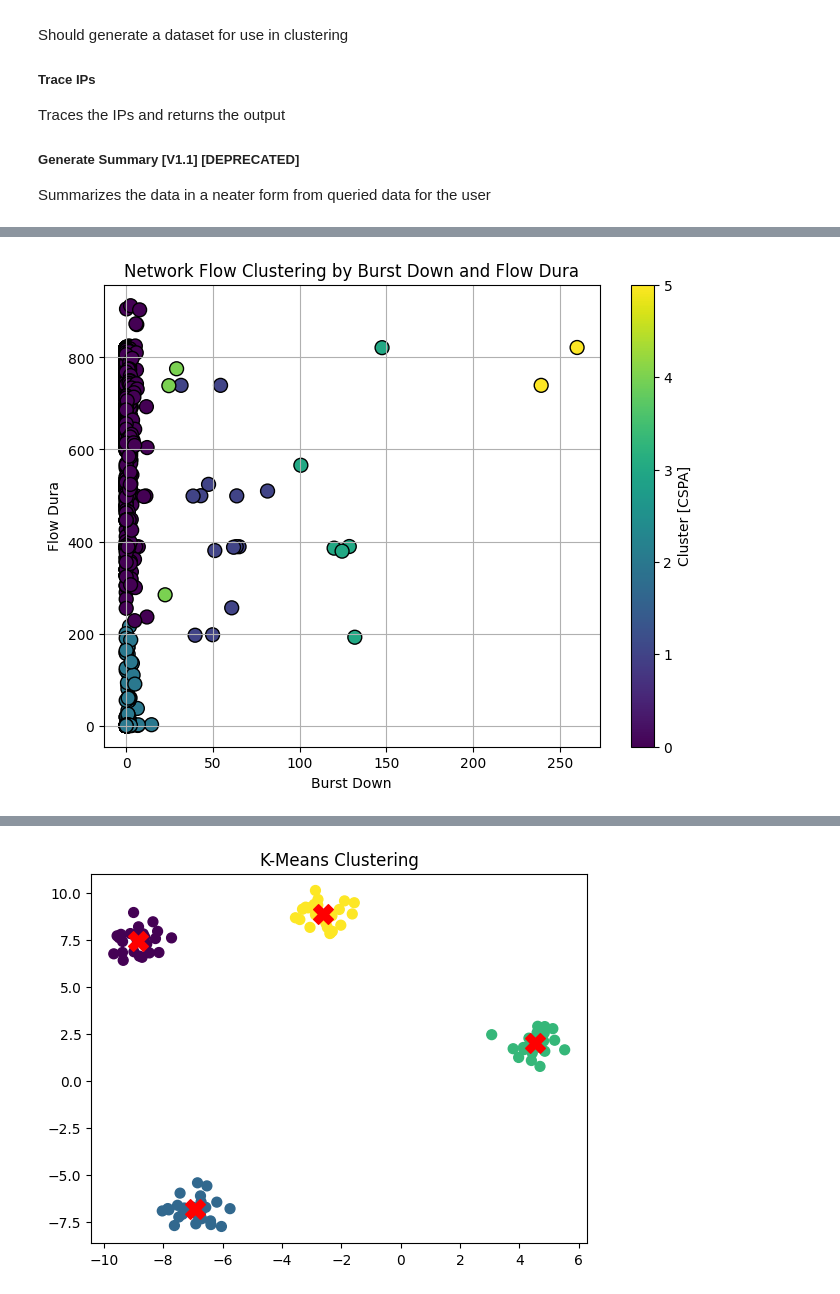
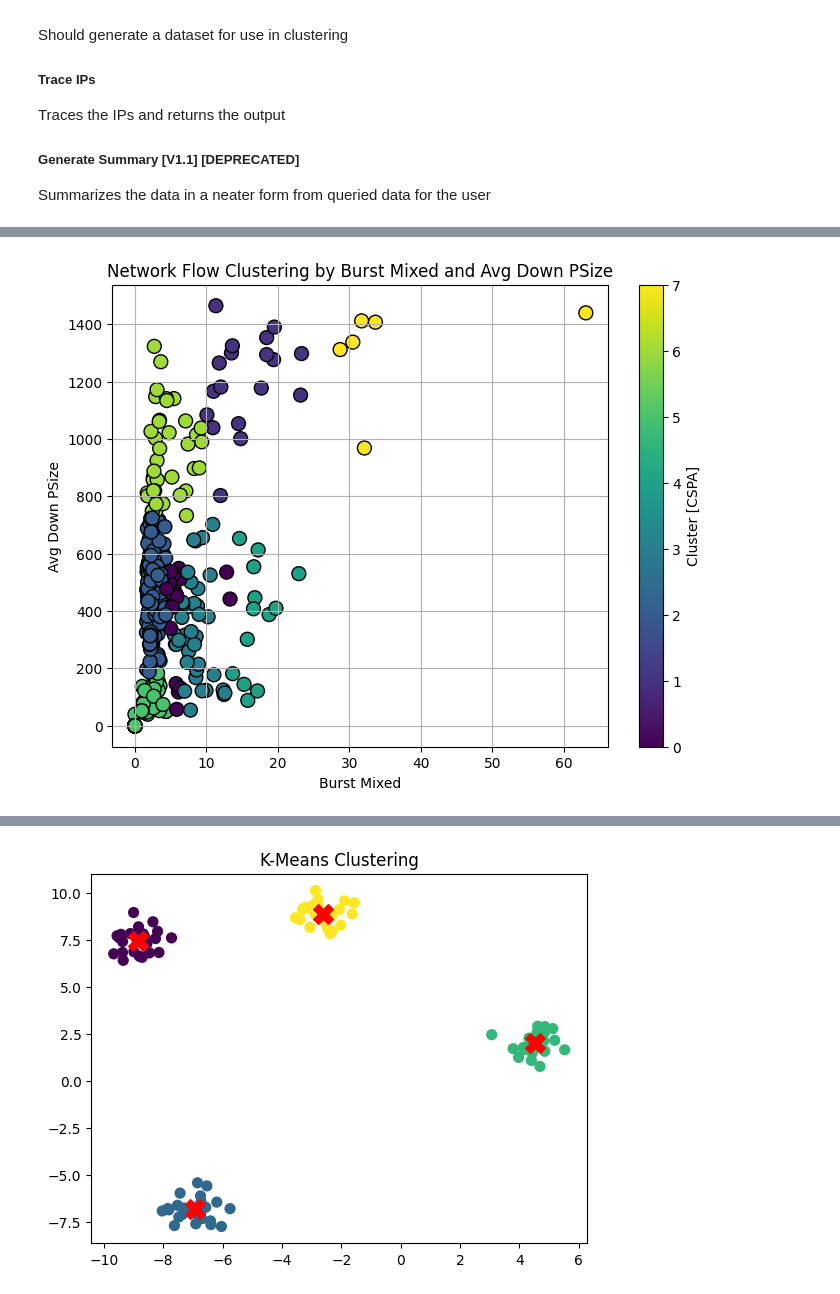
Before and after one commit to MobiusYeeitus/TrafficAnalysis, a Jupyter notebook: AnalysisCore.ipynb, the cells around one changed output, grey strips where cells are left out. Cells and saved outputs as stored; diff of their text form; code cells hidden in the pictures.

```diff
--- a/AnalysisCore.ipynb
+++ b/AnalysisCore.ipynb
@@ -927,7 +928,11 @@ class Analyzer:
+# %%
+temp_features=['Burst Mixed', 'Avg Down PSize']
+algos=['kmeans','agglomerative']
+clusters=8
 # %%
-A=Analyzer('PCAP Data/900S-Torrent.pcapng',
-           input=False,features=['Burst Down','Flow Dura'],
-           query=False,forced_query=False,infinite_query=True,
-           ping=False,cluster=False,clustering_algorithm='birch',clusters=6,samples=4,
+A=Analyzer('PCAP Data/6400S-Dailies-Discord.pcapng',
+           input=False,features=temp_features,
+           query=True,forced_query=False,infinite_query=True,
+           ping=False,cluster=False,clustering_algorithm='birch',clusters=clusters,samples=4,
            forced=False,verbose=True)
 # %% [output]
@@ -951,4 +957,4 @@ A.Generate_Cluster(features=['Burst Down','Flow Dura'],clustering_algorithm='kme
 # %%
-A.Generate_Ensembling(features=['Burst Down','Flow Dura'],ensembling_algorithms=['kmeans','birch'],clusters=6)
+A.Generate_Ensembling(features=temp_features,ensembling_algorithms=algos,clusters=clusters)
 # %% [output]
-[figure, old version]
+[figure, new version]
```
Also changed, not shown: parts of 13 cells of this notebook.
